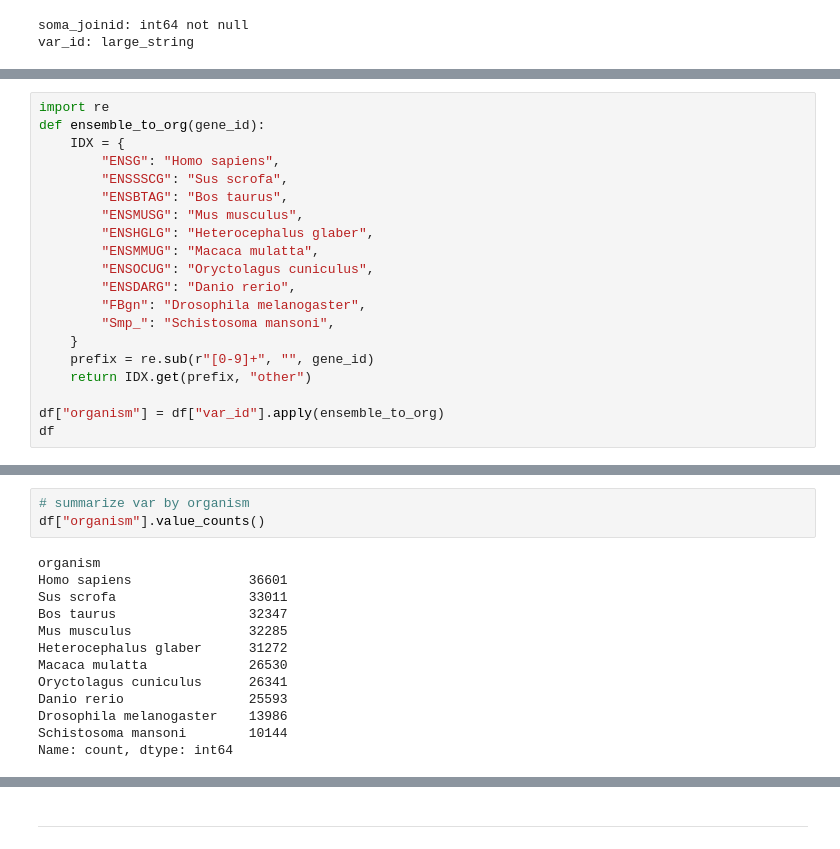
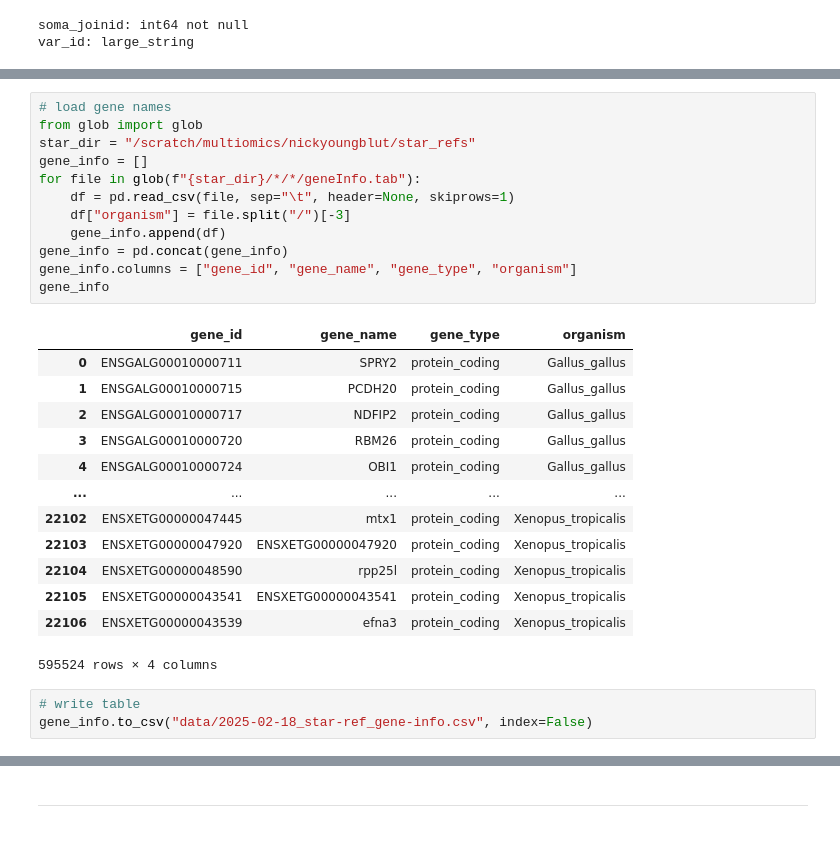
Before and after one commit to bioinfo-tsukuba/scRecounter, a Jupyter notebook: notebooks/tiledb/scBaseCamp_db-create_GeneFull-Ex50pAS.ipynb, the cells around one changed output, grey strips where cells are left out. Drawn from its saved outputs; the diff is of its cells as text.

```diff
--- a/notebooks/tiledb/scBaseCamp_db-create_GeneFull-Ex50pAS.ipynb
+++ b/notebooks/tiledb/scBaseCamp_db-create_GeneFull-Ex50pAS.ipynb
@@ -957,21 +983 @@ Smp_       10144
 Name: count, dtype: int64
-# %%
-import re
-def ensemble_to_org(gene_id):
-    IDX = {
-        "ENSG": "Homo sapiens",
-        "ENSSSCG": "Sus scrofa",
-        "ENSBTAG": "Bos taurus",
-        "ENSMUSG": "Mus musculus",
-        "ENSHGLG": "Heterocephalus glaber",
-        "ENSMMUG": "Macaca mulatta",
-        "ENSOCUG": "Oryctolagus cuniculus",
-        "ENSDARG": "Danio rerio",
-        "FBgn": "Drosophila melanogaster",
-        "Smp_": "Schistosoma mansoni",
-    }
-    prefix = re.sub(r"[0-9]+", "", gene_id)
-    return IDX.get(prefix, "other")
-
-df["organism"] = df["var_id"].apply(ensemble_to_org)
-df
@@ -992,16 +984,29 @@ df
-# %%
-# summarize var by organism
-df["organism"].value_counts()
-# %% [output]
-organism
-Homo sapiens               36601
-Sus scrofa                 33011
-Bos taurus                 32347
-Mus musculus               32285
-Heterocephalus glaber      31272
-Macaca mulatta             26530
-Oryctolagus cuniculus      26341
-Danio rerio                25593
-Drosophila melanogaster    13986
-Schistosoma mansoni        10144
-Name: count, dtype: int64
+# %%
+# load gene names
+from glob import glob
+star_dir = "/scratch/multiomics/nickyoungblut/star_refs"
+gene_info = []
+for file in glob(f"{star_dir}/*/*/geneInfo.tab"):
+    df = pd.read_csv(file, sep="\t", header=None, skiprows=1)
+    df["organism"] = file.split("/")[-3]
+    gene_info.append(df)
+gene_info = pd.concat(gene_info)
+gene_info.columns = ["gene_id", "gene_name", "gene_type", "organism"]
+gene_info
+# %% [output]
+|  | gene_id | gene_name | gene_type | organism |
+| 0 | ENSGALG00010000711 | SPRY2 | protein_coding | Gallus_gallus |
+| 1 | ENSGALG00010000715 | PCDH20 | protein_coding | Gallus_gallus |
+| 2 | ENSGALG00010000717 | NDFIP2 | protein_coding | Gallus_gallus |
+| 3 | ENSGALG00010000720 | RBM26 | protein_coding | Gallus_gallus |
+| 4 | ENSGALG00010000724 | OBI1 | protein_coding | Gallus_gallus |
+| ... | ... | ... | ... | ... |
+| 22102 | ENSXETG00000047445 | mtx1 | protein_coding | Xenopus_tropicalis |
+| 22103 | ENSXETG00000047920 | ENSXETG00000047920 | protein_coding | Xenopus_tropicalis |
+| 22104 | ENSXETG00000048590 | rpp25l | protein_coding | Xenopus_tropicalis |
+| 22105 | ENSXETG00000043541 | ENSXETG00000043541 | protein_coding | Xenopus_tropicalis |
+| 22106 | ENSXETG00000043539 | efna3 | protein_coding | Xenopus_tropicalis |
+595524 rows × 4 columns
+# %%
+# write table
+gene_info.to_csv("data/2025-02-18_star-ref_gene-info.csv", index=False)
```
Also changed, not shown: parts of 11 cells of this notebook, 1 other file.
